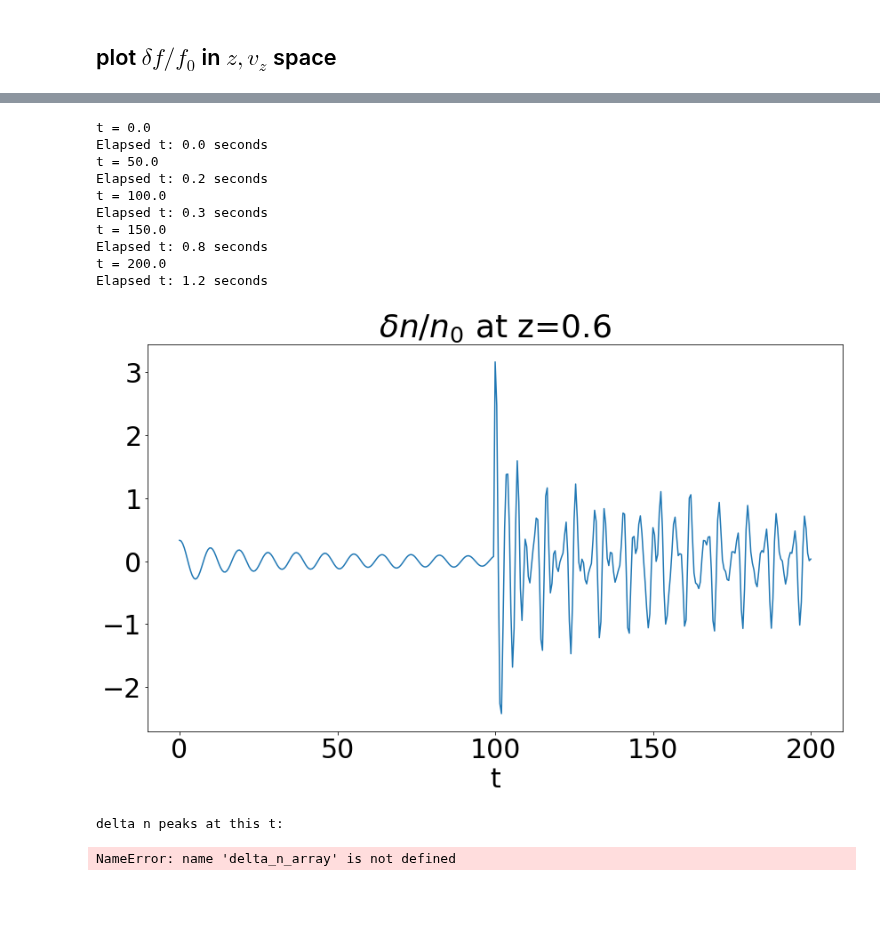
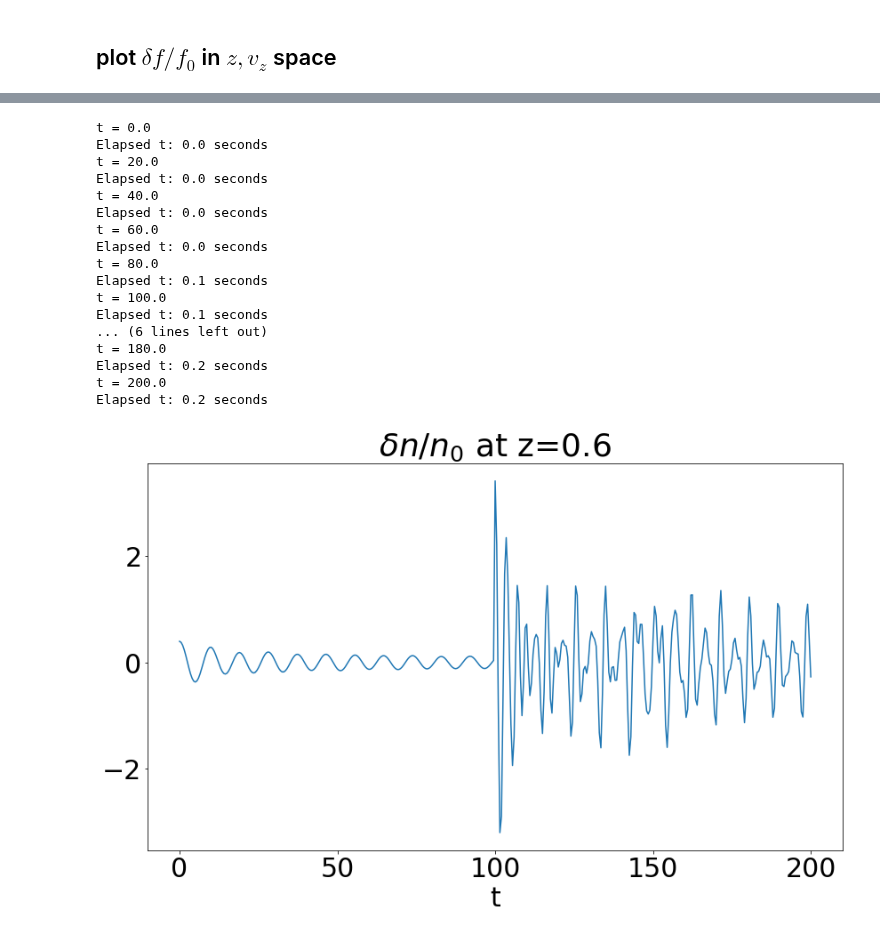
Before and after one commit to Jupiter1994/plasma-echo, a Jupyter notebook: Galactic Phase Mixing and Echo.ipynb, the cells around one changed output, grey strips where cells are left out. Saved outputs shown, nothing was run; the diff lists cells and outputs as text; code cells hidden in the pictures; blank space fills up the shorter version.

```diff
--- a/Galactic Phase Mixing and Echo.ipynb
+++ b/Galactic Phase Mixing and Echo.ipynb
@@ -636,16 +533,20 @@ ts = np.arange(tmin, tmax+tstep, tstep)
 
 zlim = 12
 vzlim = 4.6
-N_z = 500
-N_vz = 5000
+N_z = 100
+N_vz = 100
 
 zs = np.linspace(-zlim, zlim, N_z)
-vzs = np.linspace(-vzlim, vzlim, N_vz)
-vzstep = vzs[1] - vzs[0]
+v_zs = np.linspace(-vzlim, vzlim, N_vz)
+vzstep = v_zs[1] - v_zs[0]
 
-zs, v_zs = np.meshgrid(zs, vzs)
+zs, v_zs = np.meshgrid(zs, v_zs)
 
-thetas, Js = convert_CC_to_theta(zs, v_zs), convert_CC_to_J(zs, v_zs)
+assume_harmonic_potential = True
+if assume_harmonic_potential:
+    thetas, Js = cart2pol_harmonic_vect(zs, v_zs)
+else:
+    thetas, Js = convert_CC_to_theta(zs, v_zs), convert_CC_to_J(zs, v_zs)
 # %% [markdown]
 ## plot $\delta f/f_0$ in $z,v_z$ space
 # %%
@@ -735,67 +636,77 @@ if make_animation:
 start = time.time()
 delta_n_over_ns = []
 
-z_offset = .6
+z_offset = 0.6
 # find index of z_offset within zs
 z_offset_ind = np.where(np.isclose(zs[0], z_offset, atol=zlim/N_z))[0][0]
 
 # define a longer time range than in the animation
 tmin = 0
 tmax = 200
-tstep = .5
+tstep = 0.5
 ts = np.arange(tmin, tmax+tstep, tstep)
 
 # theta, J coordinates at the z=z_offset slice
-thetas_offset = convert_CC_to_theta(z_offset, vzs)
-Js_offset = convert_CC_to_J(z_offset, vzs)
+assume_harmonic_potential = True
+if assume_harmonic_potential:
+    thetas_offset, Js_offset = \
+            cart2pol_harmonic_vect(z_offset, v_zs[:,z_offset_ind])
+else:
+    thetas_offset = convert_CC_to_theta(z_offset, v_zs[:,z_offset_ind])
+    Js_offset = convert_CC_to_J(z_offset, v_zs[:,z_offset_ind])
+
 
 for t in ts:
-    if ((t % 50) == 0):
+    if ((t % 20) == 0):
         print("t = " + str(t))
         print(f'Elapsed t: {np.round(time.time() - start, 1)} seconds')
 
-    t1 = 0
-    t2 = 100
     deltan_over_n0 = vzstep * \
             np.sum(deltaf_over_f0(thetas_offset, Js_offset, t, t1, t2, n1, n2, A1, A2))
 
     delta_n_over_ns.append(deltan_over_n0)
 
 
 # density at x_val=0
 plt.rcParams.update({'font.size':30})
 fig = plt.subplots(1,1,figsize=(14,8))
 
 plt.plot(ts, delta_n_over_ns)
 # plt.title(r'$\delta n$ at $\sqrt{J} \cos(\theta) = 0$')
 
 plt.xlabel('t')
 plt.title(f'$\delta n / n_0$ at z={z_offset}')
 
 save_fig = False
 if save_fig:
-    plt.savefig('Galactic echo/two_hammers_deltan_over_n0_temp.png')
+    #plt.savefig('Galactic echo/two_hammers_deltan_over_n0_temp.png')
+    plt.savefig(f'deltan_over_n0_z={z_offset}.png')
+
 plt.show()
 
 # np.save("delta_n_array", delta_n_array)
 # %% [output]
 t = 0.0
 Elapsed t: 0.0 seconds
-t = 50.0
+t = 20.0
+Elapsed t: 0.0 seconds
+t = 40.0
+Elapsed t: 0.0 seconds
+t = 60.0
+Elapsed t: 0.0 seconds
+t = 80.0
+Elapsed t: 0.1 seconds
+t = 100.0
+Elapsed t: 0.1 seconds
+... (6 lines left out)
+t = 180.0
 Elapsed t: 0.2 seconds
-t = 100.0
-Elapsed t: 0.3 seconds
-t = 150.0
-Elapsed t: 0.8 seconds
 t = 200.0
-Elapsed t: 1.2 seconds
+Elapsed t: 0.2 seconds
-[figure, old version]
+[figure, new version]
 # %%
 # t after t2 where delta_n peaks
 # (the +2 offset is needed because delta_n_array has 2 extra terms at the start, idk why)
 second_hammer_t = (int) (t2 / tstep)
 print("delta n peaks at this t:")
-ts[np.argmax(np.abs(delta_n_array[(second_hammer_t+2):]))]+t2
+ts[np.argmax(np.abs(delta_n_over_ns[(second_hammer_t+2):]))]+t2
-# %% [output]
-delta n peaks at this t:
-NameError: name 'delta_n_array' is not defined
```
Also changed, not shown: parts of 7 cells of this notebook, 1 other file.
